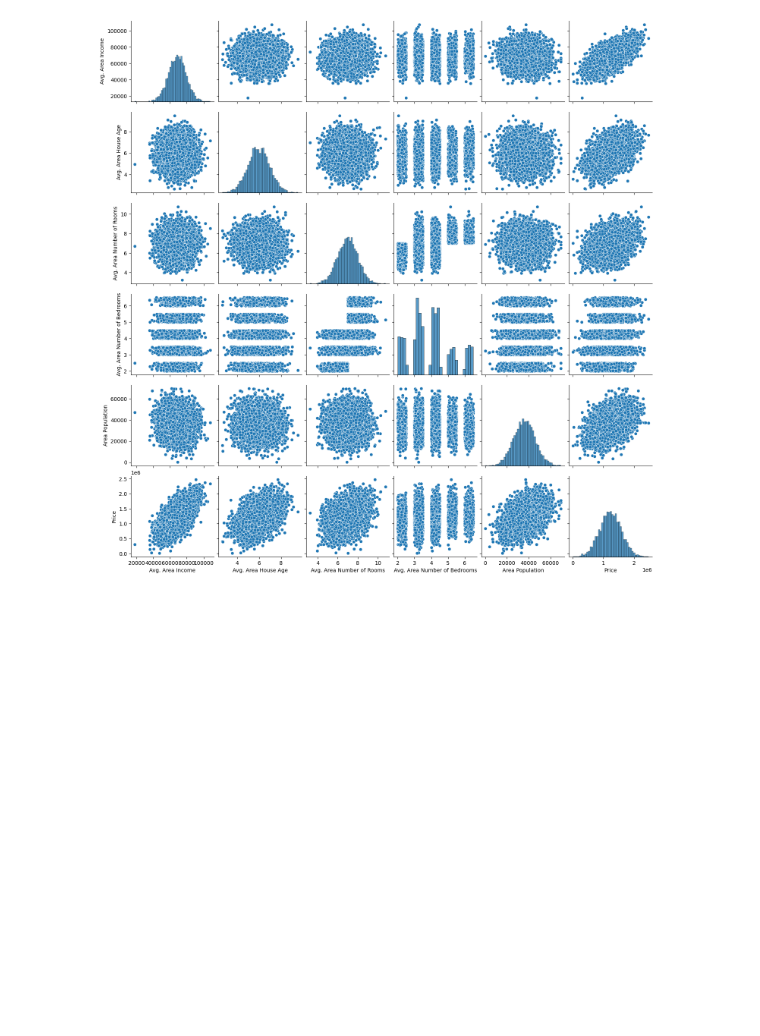
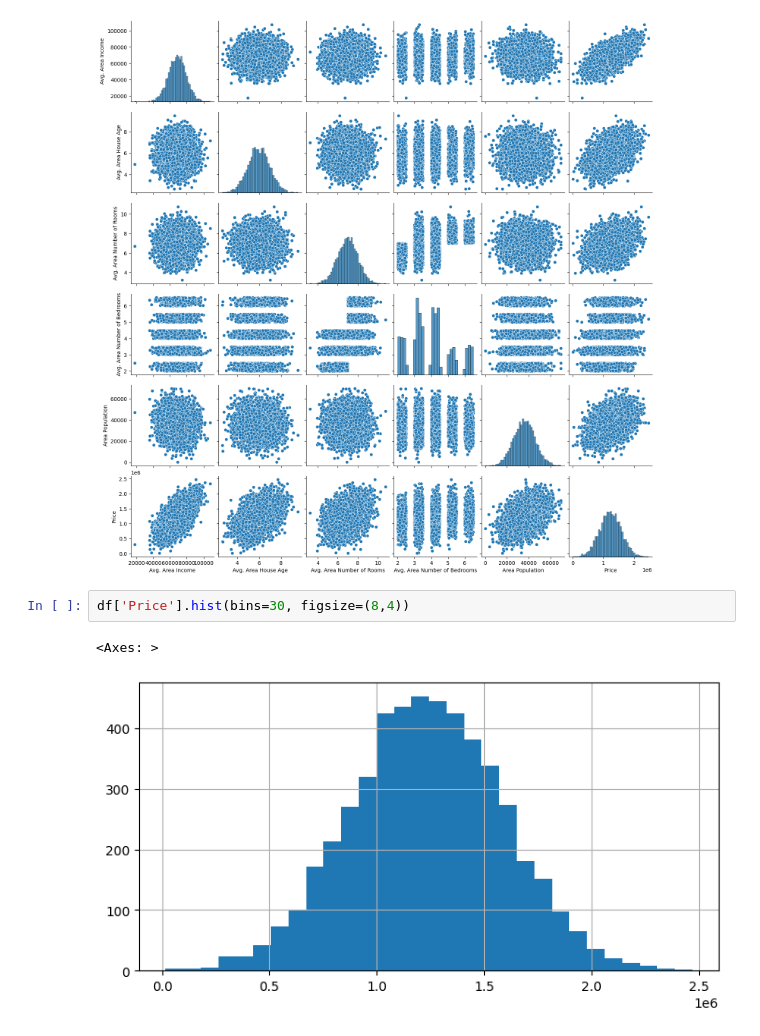
Before and after one commit to Shresth-Panigrahi/23FE10CSE00669-SHRESTH-PANIGRAHI, a Jupyter notebook: LAB-1.ipynb, the cells around one changed output. Cells and saved outputs as stored; diff of their text form; blank space fills up the shorter version.

```diff
--- a/USA_Housing.ipynb
+++ b/LAB-1.ipynb
@@ -56,3 +56,8 @@ sns.pairplot(df)
 # %% [output]
 <seaborn.axisgrid.PairGrid at 0x...>
 [figure]
+# %%
+df['Price'].hist(bins=30, figsize=(8,4))
+# %% [output]
+<Axes: >
+[figure, added]
```
Also changed, not shown: parts of 1 cell of this notebook.
